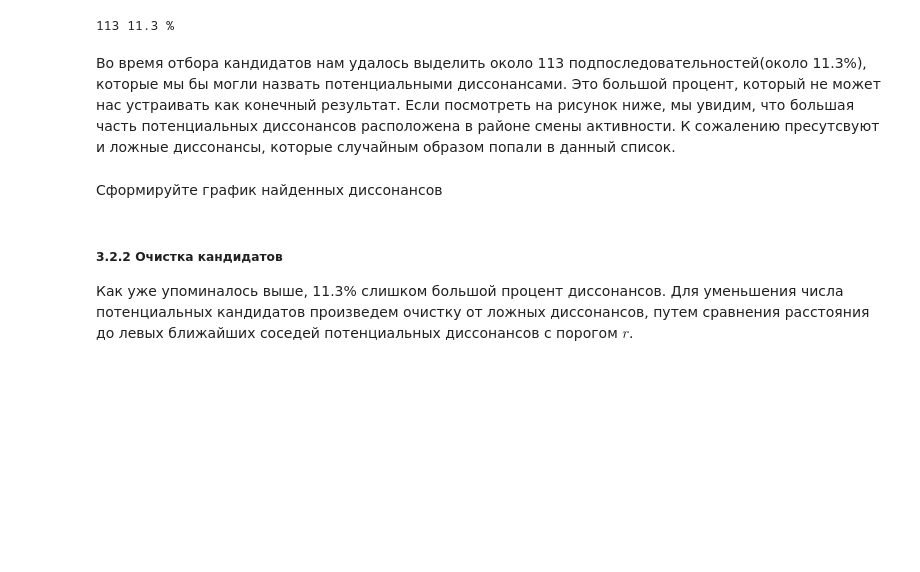
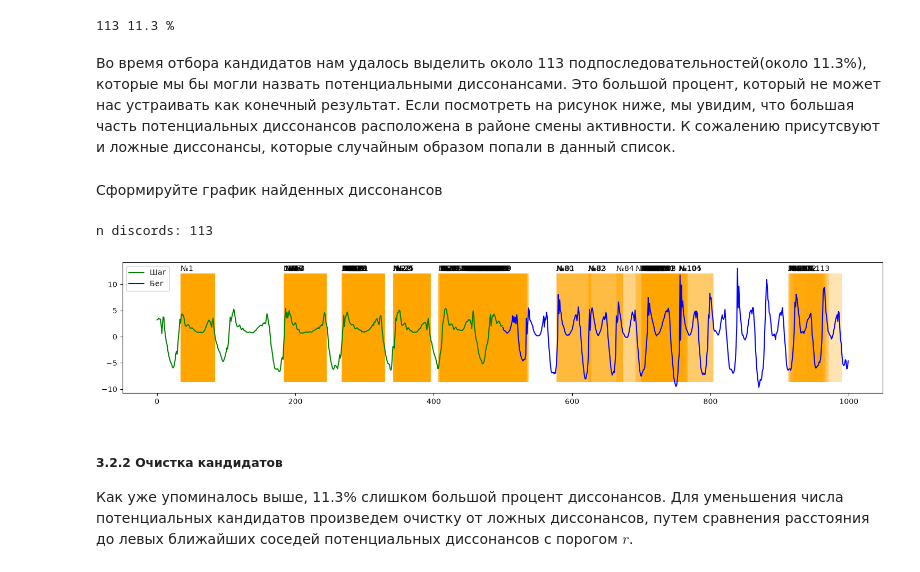
Before and after one commit to SconeScone/2026_Belonogova_TimeSeriesCourse, a Jupyter notebook: practice/03 Discords/03 Discords.ipynb, the cells around one changed output. Drawn from its saved outputs; the diff is of its cells as text; code cells hidden in the pictures; blank space fills up the shorter version.

```diff
--- a/practice/03 Discords/03 Discords.ipynb
+++ b/practice/03 Discords/03 Discords.ipynb
@@ -255,7 +292,8 @@ print(f'Колличество найденных диссонансов: {len(i
 
 Первым этапом обработки данных является отбор множества потенциальных кандидатов. Мы выбираем из всего множества подпоследовательностей ряда такие, для которых расстояние до правых ближайших соседей больше параметра $r$.
 # %%
-#выбирем более реальное значение для порога
+m = 50
+# выбирем более реальное значение для порога
 r = 3
 # %%
 T, M_T, Σ_T = core.preprocess(data, m)
@@ -273,6 +311,6 @@ print(f'{len(cand_index)} {len(cand_index)/len(data)*100} %')
 Во время отбора кандидатов нам удалось выделить около 113 подпоследовательностей(около 11.3%), которые мы бы могли назвать потенциальными диссонансами.
 Это большой процент, который не может нас устраивать как конечный результат.
 Если посмотреть на рисунок ниже, мы увидим, что большая часть потенциальных диссонансов расположена в районе смены активности.
-К сожалению пресутсвуют и ложные диссонансы, которые случайным образом попали в данный список.
+К сожалению присутсвуют и ложные диссонансы, которые случайным образом попали в данный список.
 # %% [markdown]
 Сформируйте график найденных диссонансов
@@ -281,3 +317,34 @@ print(f'{len(cand_index)} {len(cand_index)/len(data)*100} %')
+# %%
+def plot322(ts, m, idxs):
+    fig = plt.figure(figsize=(15, 3))
+    ax = fig.add_subplot(111)
+
+    mid = ts.shape[0] // 2
+    walk_x = np.arange(0, mid)
+    walk_y = ts[: mid]
+    run_x = np.arange(mid, ts.shape[0])
+    run_y = ts[mid: ts.shape[0]]
+
+    ub = np.max(ts) - 1
+    lb = np.min(ts) + 1
+    h = ub - lb
+
+    alpha = np.linspace(1, 0.3, len(idxs))
+    for j, pos in enumerate(idxs):
+        ax.add_patch(Rectangle((pos, lb), m, h, facecolor="orange", alpha=alpha[j]))
+        ax.text(pos, ub + 0.5, f"№{j + 1}")
+    ax.plot(walk_x, walk_y, c="green", label="Шаг")
+    ax.plot(run_x, run_y, c="blue", label="Бег")
+    ax.legend()
+
+    fig.tight_layout()
+    plt.show()
+# %%
+print(f"n discords: {len(cand_index)}")
+plot322(data, m, cand_index)
+# %% [output]
+n discords: 113
+[figure, added]
 # %% [markdown]
 ##### 3.2.2 Очистка кандидатов
 Как уже упоминалось выше, 11.3% слишком большой процент диссонансов.
```
Also changed, not shown: parts of 22 cells of this notebook, 2 other files.
